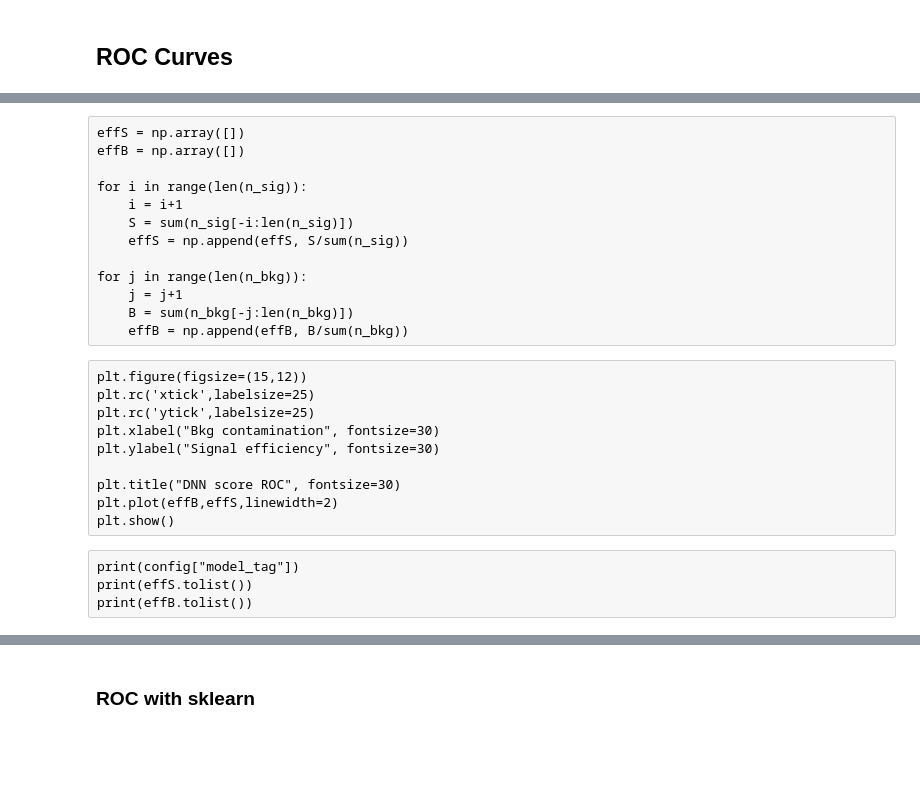
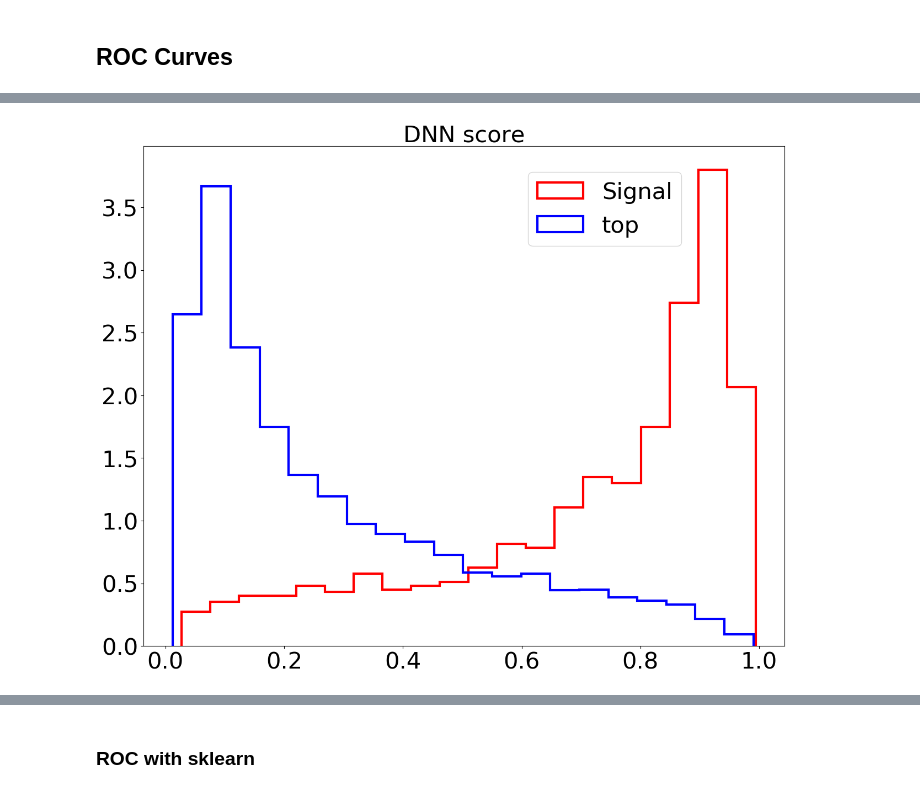
Before and after one commit to BiancaPinolini/ML_classification, a Jupyter notebook: Training-Reweight.ipynb, the cells around one changed output, grey strips where cells are left out. Cells and saved outputs as stored; diff of their text form; code cells hidden in the pictures; blank space fills up the shorter version.

```diff
--- a/Training-Reweight.ipynb
+++ b/Training-Reweight.ipynb
@@ -108,3 +106,7 @@ pesi = Wnn_test
+# %%
+X_test_ROC = X_test
+y_test_ROC = y_test
+Wnn_test_ROC = Wnn_test
 # %% [markdown]
 ## REWEIGHT
 # %% [raw]
@@ -439,27 +418,17 @@ plt.show()
-# %% [raw]
-effS = np.array([])
-effB = np.array([])
-
-for i in range(len(n_sig)):
-    i = i+1
-    S = sum(n_sig[-i:len(n_sig)])
-    effS = np.append(effS, S/sum(n_sig))
-
-for j in range(len(n_bkg)):
-    j = j+1
-    B = sum(n_bkg[-j:len(n_bkg)])
-    effB = np.append(effB, B/sum(n_bkg))
-# %% [raw]
-plt.figure(figsize=(15,12))
-plt.rc('xtick',labelsize=25)
-plt.rc('ytick',labelsize=25)
-plt.xlabel("Bkg contamination", fontsize=30)
-plt.ylabel("Signal efficiency", fontsize=30)
-
-plt.title("DNN score ROC", fontsize=30)
-plt.plot(effB,effS,linewidth=2)
-plt.show()
-# %% [raw]
-print(config["model_tag"])
-print(effS.tolist())
-print(effB.tolist())
+# %%
+y_pred = model.predict(X_test_ROC, batch_size=2048)
+y_pred = np.array(y_pred).flatten()
+# %%
+bins=20
+# %%
+fig = plt.figure(figsize=(15,12), dpi=100)
+_ = plt.hist(y_pred[y_test_ROC==1], bins=bins, lw = 3, histtype="step", label="Signal", color='red', density=True)
+_ = plt.hist(y_pred[y_test_ROC==0], bins=bins, lw = 3, histtype="step", label="top", color='blue', density=True)
+plt.legend(loc=(0.6,0.8), fontsize=30)
+plt.title("DNN score", fontsize=30)
+plt.xticks(fontsize=30)
+plt.yticks(fontsize=30)
+plt.savefig(os.path.join(model_dir, "DNN_score.pdf"))
+plt.show()
+# %% [output]
+[figure, added]
```
Also changed, not shown: parts of 21 cells of this notebook, 42 other files.
